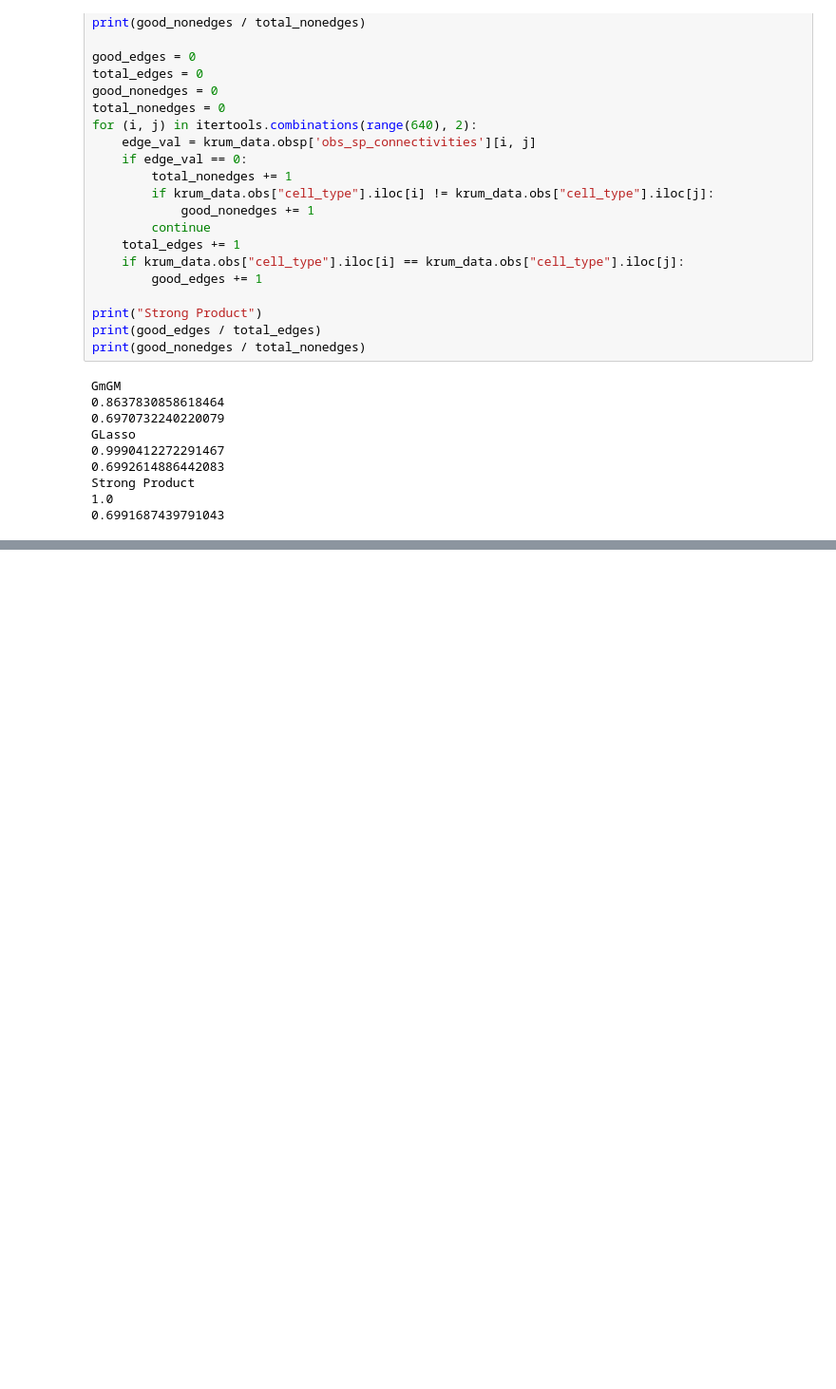
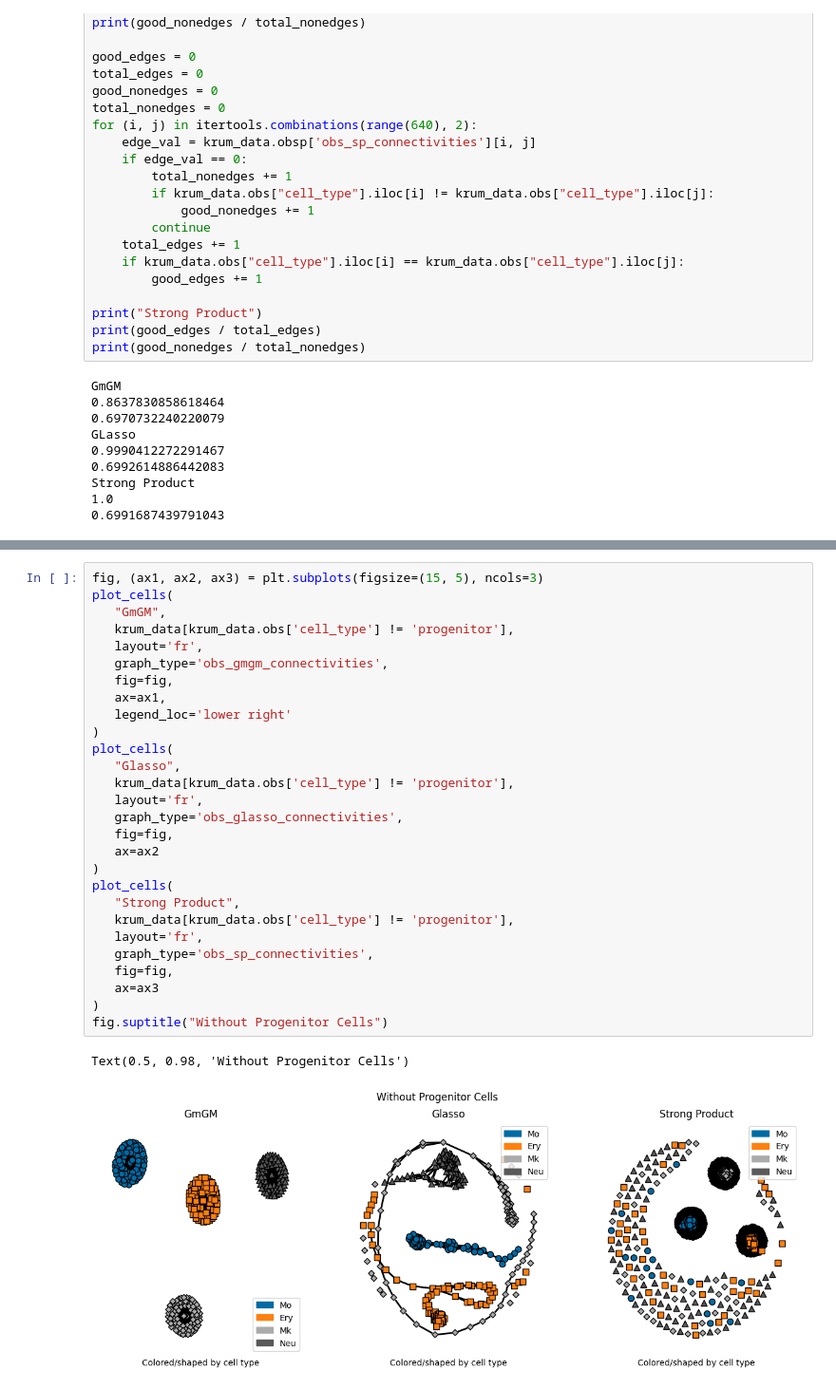
Before and after one commit to BaileyAndrew/ellis-summerschool, a Jupyter notebook: notebooks/graphical-models.ipynb, the cells around one changed output, grey strips where cells are left out. Shown at 95% size. Cells and saved outputs as stored; diff of their text form; blank space fills up the shorter version.

```diff
--- a/notebooks/graphical-models.ipynb
+++ b/notebooks/graphical-models.ipynb
@@ -890,0 +976,31 @@ Strong Product
+# %%
+fig, (ax1, ax2, ax3) = plt.subplots(figsize=(15, 5), ncols=3)
+plot_cells(
+   "GmGM",
+   krum_data[krum_data.obs['cell_type'] != 'progenitor'],
+   layout='fr',
+   graph_type='obs_gmgm_connectivities',
+   fig=fig,
+   ax=ax1,
+   legend_loc='lower right'
+)
+plot_cells(
+   "Glasso",
+   krum_data[krum_data.obs['cell_type'] != 'progenitor'],
+   layout='fr',
+   graph_type='obs_glasso_connectivities',
+   fig=fig,
+   ax=ax2
+)
+plot_cells(
+   "Strong Product",
+   krum_data[krum_data.obs['cell_type'] != 'progenitor'],
+   layout='fr',
+   graph_type='obs_sp_connectivities',
+   fig=fig,
+   ax=ax3
+)
+fig.suptitle("Without Progenitor Cells")
+# %% [output]
+Text(0.5, 0.98, 'Without Progenitor Cells')
+[figure, added]
```
Also changed, not shown: parts of 30 cells of this notebook.
